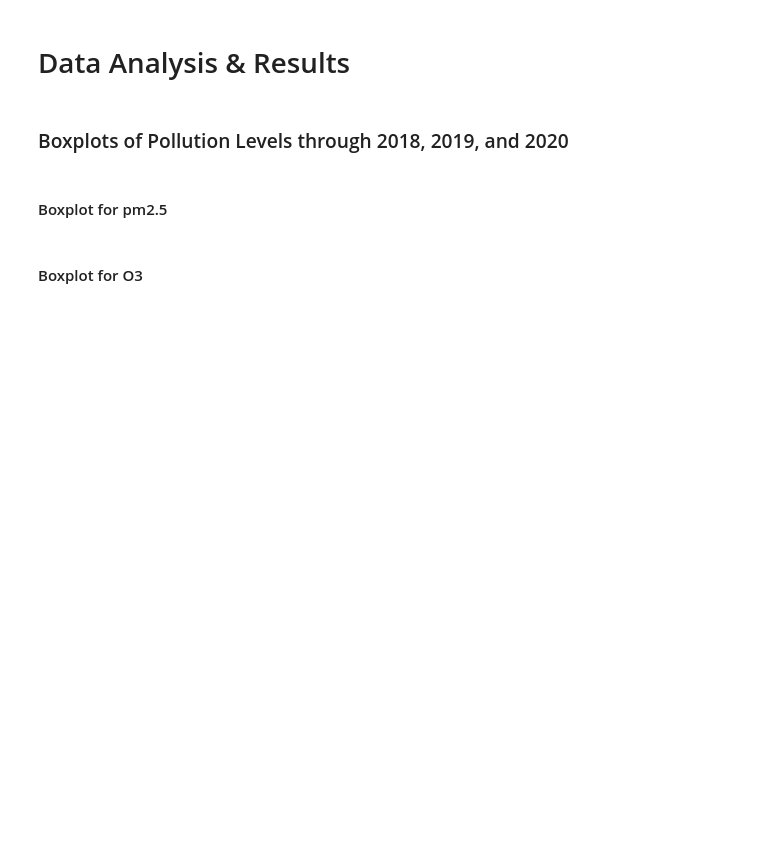
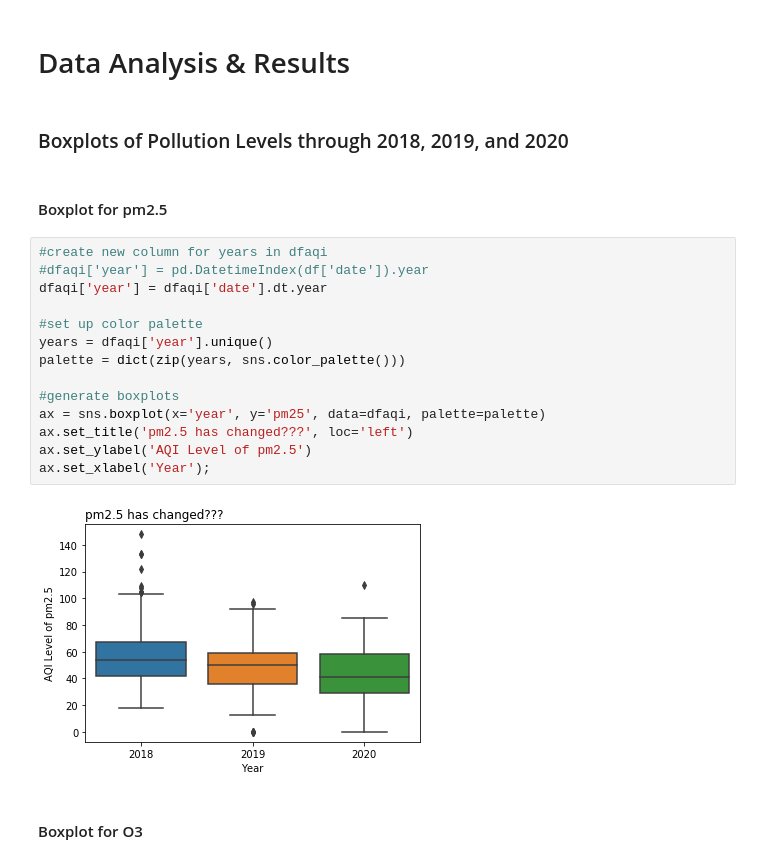
Before and after one commit to SandraVillamar/COVID-19-Lockdown-Affects-Air-Quality-in-LA, a Jupyter notebook: FinalProject_group22.ipynb, the cells around one changed output. Saved outputs shown, nothing was run; the diff lists cells and outputs as text; blank space fills up the shorter version.

```diff
--- a/FinalProject_group22.ipynb
+++ b/FinalProject_group22.ipynb
@@ -368,5 +368,21 @@ data2.head()
 ### Boxplots of Pollution Levels through 2018, 2019, and 2020
 # %% [markdown]
 #### Boxplot for pm2.5
+# %%
+#create new column for years in dfaqi
+#dfaqi['year'] = pd.DatetimeIndex(df['date']).year
+dfaqi['year'] = dfaqi['date'].dt.year
+
+#set up color palette
+years = dfaqi['year'].unique()
+palette = dict(zip(years, sns.color_palette()))
+
+#generate boxplots
+ax = sns.boxplot(x='year', y='pm25', data=dfaqi, palette=palette)
+ax.set_title('pm2.5 has changed???', loc='left')
+ax.set_ylabel('AQI Level of pm2.5')
+ax.set_xlabel('Year');
+# %% [output]
+[figure, added]
 # %% [markdown]
 #### Boxplot for O3
```
Also changed, not shown: parts of 5 cells of this notebook.
